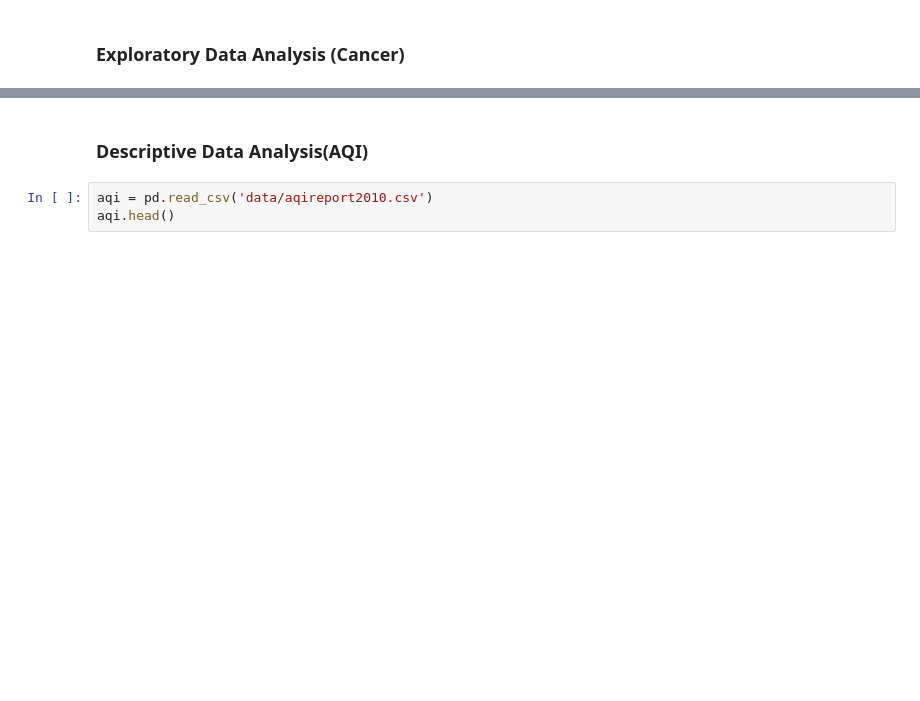
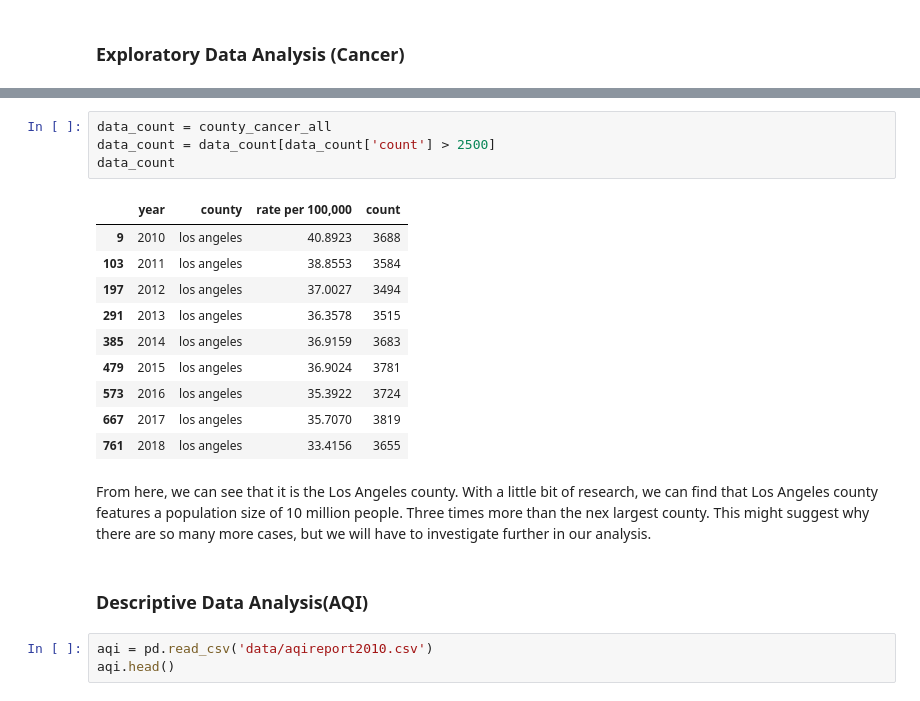
Before and after one commit to tintrungp/COGS108_Repo, a Jupyter notebook: EDACheckpointGroup017Sp22.ipynb, the cells around one changed output, grey strips where cells are left out. Saved outputs shown, nothing was run; the diff lists cells and outputs as text; blank space fills up the shorter version.

```diff
--- a/EDACheckpointGroup017Sp22.ipynb
+++ b/EDACheckpointGroup017Sp22.ipynb
@@ -309,3 +347,20 @@ From this plot, we can see that Los Angeles has a lung and bronchus cancer rate
+# %%
+data_count = county_cancer_all
+data_count = data_count[data_count['count'] > 2500]
+data_count
+# %% [output]
+|  | year | county | rate per 100,000 | count |
+| 9 | 2010 | los angeles | 40.8923 | 3688 |
+| 103 | 2011 | los angeles | 38.8553 | 3584 |
+| 197 | 2012 | los angeles | 37.0027 | 3494 |
+| 291 | 2013 | los angeles | 36.3578 | 3515 |
+| 385 | 2014 | los angeles | 36.9159 | 3683 |
+| 479 | 2015 | los angeles | 36.9024 | 3781 |
+| 573 | 2016 | los angeles | 35.3922 | 3724 |
+| 667 | 2017 | los angeles | 35.7070 | 3819 |
+| 761 | 2018 | los angeles | 33.4156 | 3655 |
+# %% [markdown]
+From here, we can see that it is the Los Angeles county. With a little bit of research, we can find that Los Angeles county features a population size of 10 million people. Three times more than the nex largest county. This might suggest why there are so many more cases, but we will have to investigate further in our analysis.
 # %% [markdown]
 ### Descriptive Data Analysis(AQI)
 # %%
```
Also changed, not shown: parts of 20 cells of this notebook.
